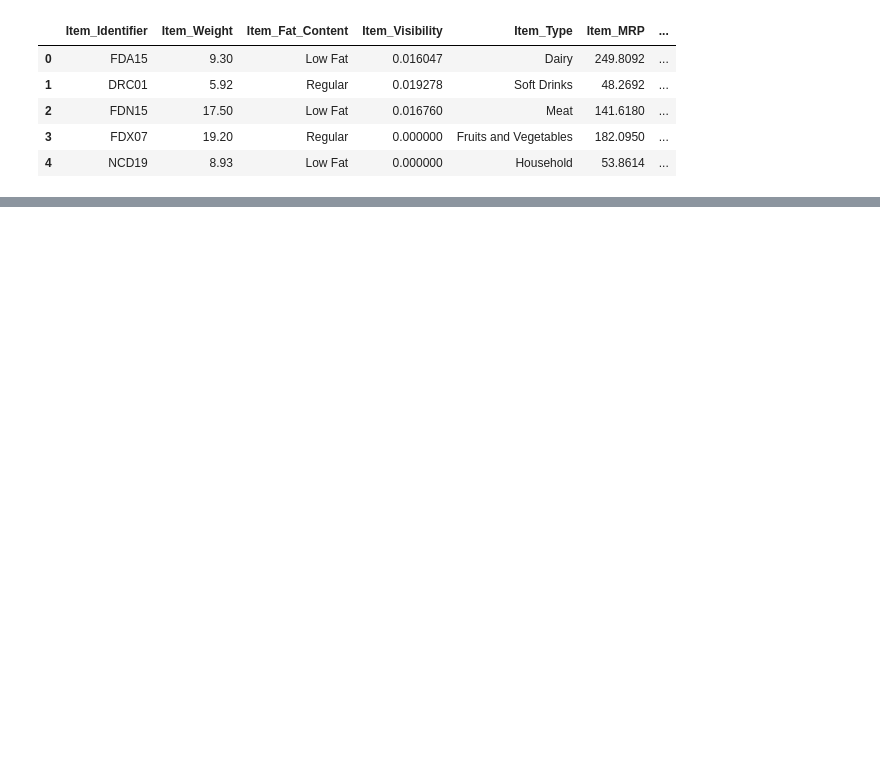
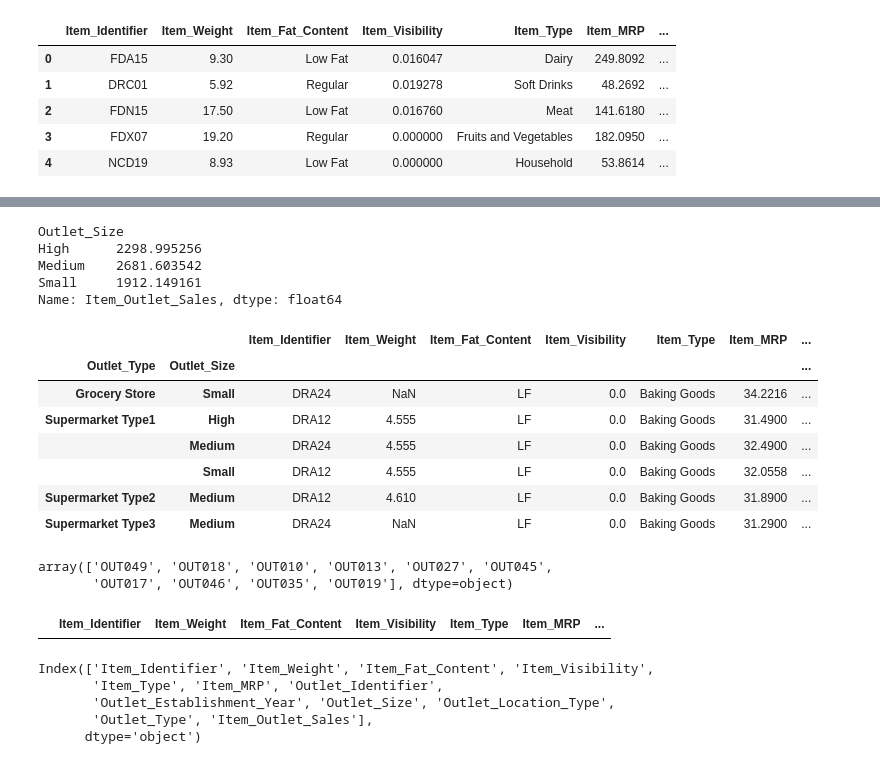
Before and after one commit to jhonnydss/sales-predictions, a Jupyter notebook: sales_predictions.ipynb, the cells around one changed output, grey strips where cells are left out. Saved outputs shown, nothing was run; the diff lists cells and outputs as text; code cells hidden in the pictures; blank space fills up the shorter version.

```diff
--- a/sales_predictions.ipynb
+++ b/sales_predictions.ipynb
@@ -3,2 +6,2 @@ import pandas as pd
 # %%
-df = pd.read_csv('/sales_predictions.csv')
+df = pd.read_csv('sales_predictions.csv')
@@ -13,0 +208,37 @@ df.head()
+# %%
+df.groupby('Outlet_Size').mean()['Item_Outlet_Sales']
+# %% [output]
+Outlet_Size
+High      2298.995256
+Medium    2681.603542
+Small     1912.149161
+Name: Item_Outlet_Sales, dtype: float64
+# %%
+df.groupby(['Outlet_Type','Outlet_Size']).min()
+# %% [output]
+|  |  | Item_Identifier | Item_Weight | Item_Fat_Content | Item_Visibility | Item_Type | Item_MRP | ... |
+| Outlet_Type | Outlet_Size |  |  |  |  |  |  | ... |
+| Grocery Store | Small | DRA24 | NaN | LF | 0.0 | Baking Goods | 34.2216 | ... |
+| Supermarket Type1 | High | DRA12 | 4.555 | LF | 0.0 | Baking Goods | 31.4900 | ... |
+|  | Medium | DRA24 | 4.555 | LF | 0.0 | Baking Goods | 32.4900 | ... |
+|  | Small | DRA12 | 4.555 | LF | 0.0 | Baking Goods | 32.0558 | ... |
+| Supermarket Type2 | Medium | DRA12 | 4.610 | LF | 0.0 | Baking Goods | 31.8900 | ... |
+| Supermarket Type3 | Medium | DRA24 | NaN | LF | 0.0 | Baking Goods | 31.2900 | ... |
+# %%
+df["Outlet_Identifier"].unique()
+# %% [output]
+array(['OUT049', 'OUT018', 'OUT010', 'OUT013', 'OUT027', 'OUT045',
+       'OUT017', 'OUT046', 'OUT035', 'OUT019'], dtype=object)
+# %%
+filtro_1 = df['Outlet_Type'] == 'Outlet_Identifier'
+df[filtro_1].head(10)
+# %% [output]
+|  | Item_Identifier | Item_Weight | Item_Fat_Content | Item_Visibility | Item_Type | Item_MRP | ... |
+# %%
+df.columns
+# %% [output]
+Index(['Item_Identifier', 'Item_Weight', 'Item_Fat_Content', 'Item_Visibility',
+       'Item_Type', 'Item_MRP', 'Outlet_Identifier',
+       'Outlet_Establishment_Year', 'Outlet_Size', 'Outlet_Location_Type',
+       'Outlet_Type', 'Item_Outlet_Sales'],
+      dtype='object')
```
Also changed, not shown: parts of 49 cells of this notebook.
